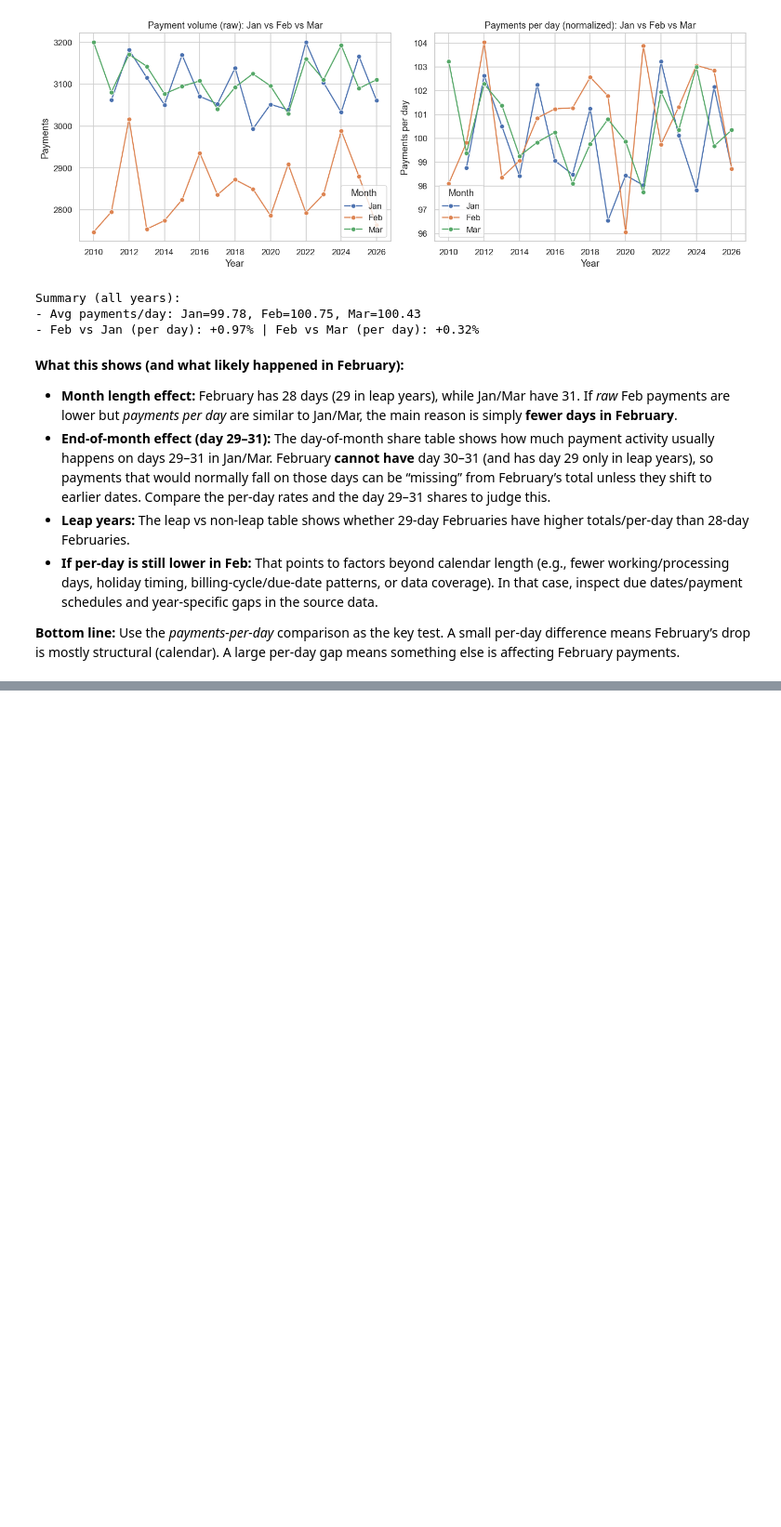
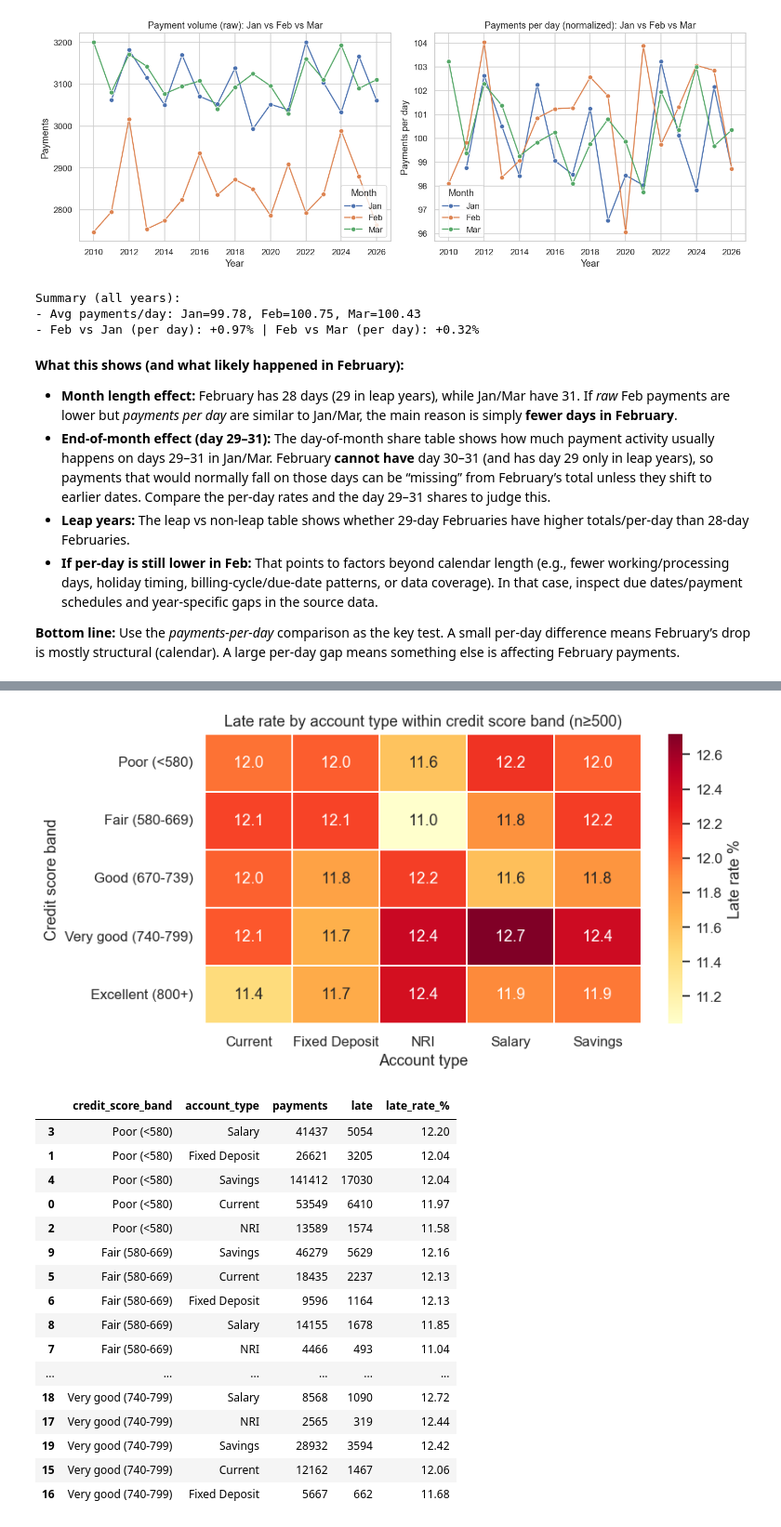
Before and after one commit to ConradNats/Banking-data-analysis, a Jupyter notebook: notebooks/02_loan_repayment.ipynb, the cells around one changed output, grey strips where cells are left out. Shown at 93% size. Saved outputs shown, nothing was run; the diff lists cells and outputs as text; code cells hidden in the pictures; blank space fills up the shorter version.

```diff
--- a/notebooks/02_loan_repayment.ipynb
+++ b/notebooks/02_loan_repayment.ipynb
@@ -1434,0 +1849,42 @@ Summary (all years):
+# %%
+# Simple "control" view: compare segments within credit score bands (where available)
+if 'credit_score_band' in base.columns and 'account_type' in base.columns and 'late_payment_flag' in base.columns:
+    ct = base.dropna(subset=['credit_score_band','account_type','late_payment_flag']).groupby(
+        ['credit_score_band','account_type'], dropna=False
+    ).agg(payments=('late_payment_flag','size'), late=('late_payment_flag','sum')).reset_index()
+    ct['late_rate_%'] = (ct['late']/ct['payments']*100).round(2)
+    ct = ct[ct['payments'] >= min_payments]
+    if len(ct):
+        pv = ct.pivot(index='credit_score_band', columns='account_type', values='late_rate_%')
+        plt.figure(figsize=(max(7, 1.2*pv.shape[1]+2), 4.2))
+        sns.heatmap(pv, annot=True, fmt='.1f', cmap='YlOrRd', linewidths=0.3, cbar_kws={'label':'Late rate %'})
+        plt.title(f'Late rate by account type within credit score band (n≥{min_payments})')
+        plt.ylabel('Credit score band'); plt.xlabel('Account type')
+        plt.tight_layout()
+        try:
+            plt.savefig(FIG_DIR / 'late_rate_account_type_by_credit_band.png', bbox_inches='tight')
+        except Exception:
+            pass
+        plt.show()
+        display(ct.sort_values(['credit_score_band','late_rate_%'], ascending=[True, False]).head(20))
+else:
+    print('Control view skipped (need credit_score_band, account_type, late_payment_flag).')
+# %% [output]
+[figure, added]
+|  | credit_score_band | account_type | payments | late | late_rate_% |
+| 3 | Poor (<580) | Salary | 41437 | 5054 | 12.20 |
+| 1 | Poor (<580) | Fixed Deposit | 26621 | 3205 | 12.04 |
+| 4 | Poor (<580) | Savings | 141412 | 17030 | 12.04 |
+| 0 | Poor (<580) | Current | 53549 | 6410 | 11.97 |
+| 2 | Poor (<580) | NRI | 13589 | 1574 | 11.58 |
+| 9 | Fair (580-669) | Savings | 46279 | 5629 | 12.16 |
+| 5 | Fair (580-669) | Current | 18435 | 2237 | 12.13 |
+| 6 | Fair (580-669) | Fixed Deposit | 9596 | 1164 | 12.13 |
+| 8 | Fair (580-669) | Salary | 14155 | 1678 | 11.85 |
+| 7 | Fair (580-669) | NRI | 4466 | 493 | 11.04 |
+| ... | ... | ... | ... | ... | ... |
+| 18 | Very good (740-799) | Salary | 8568 | 1090 | 12.72 |
+| 17 | Very good (740-799) | NRI | 2565 | 319 | 12.44 |
+| 19 | Very good (740-799) | Savings | 28932 | 3594 | 12.42 |
+| 15 | Very good (740-799) | Current | 12162 | 1467 | 12.06 |
+| 16 | Very good (740-799) | Fixed Deposit | 5667 | 662 | 11.68 |
```
Also changed, not shown: parts of 9 cells of this notebook, 8 other files.
